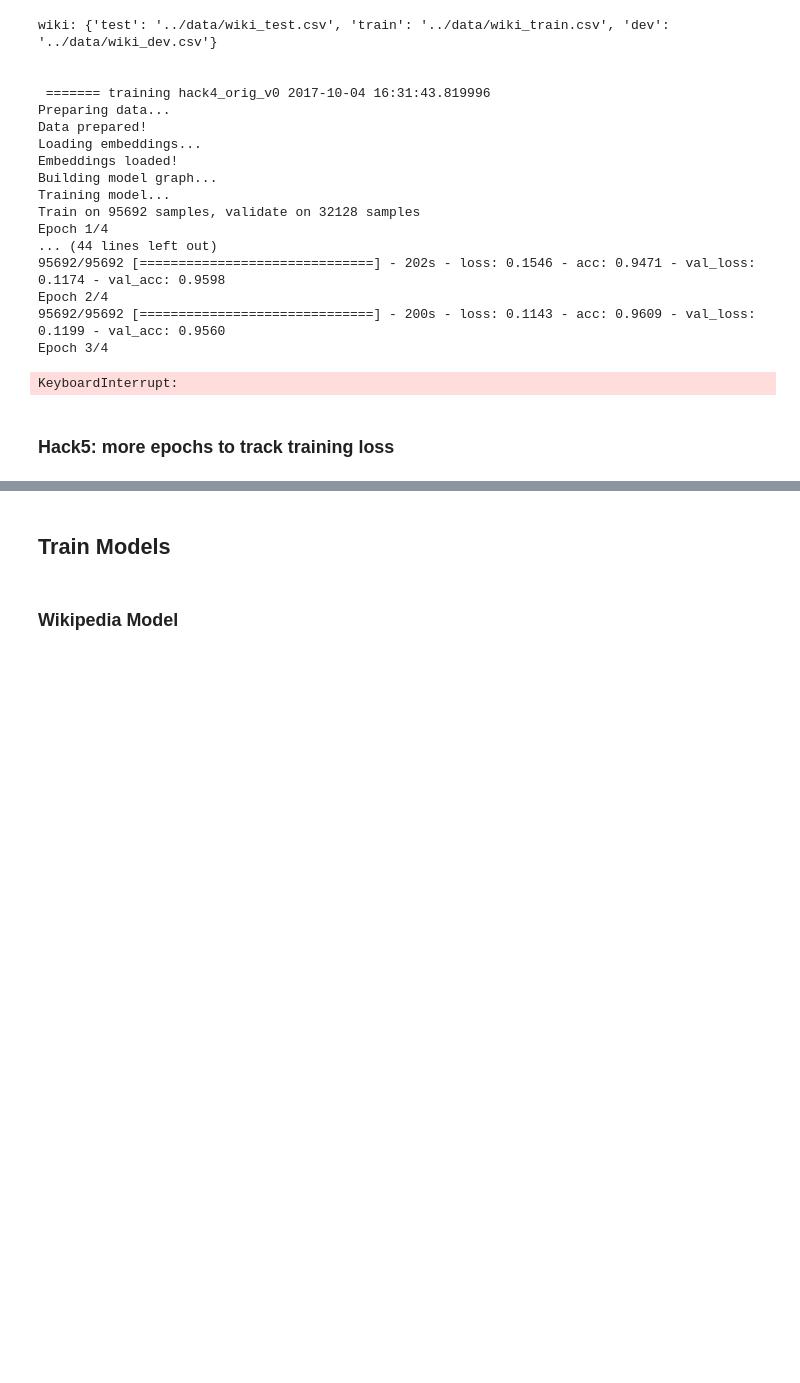
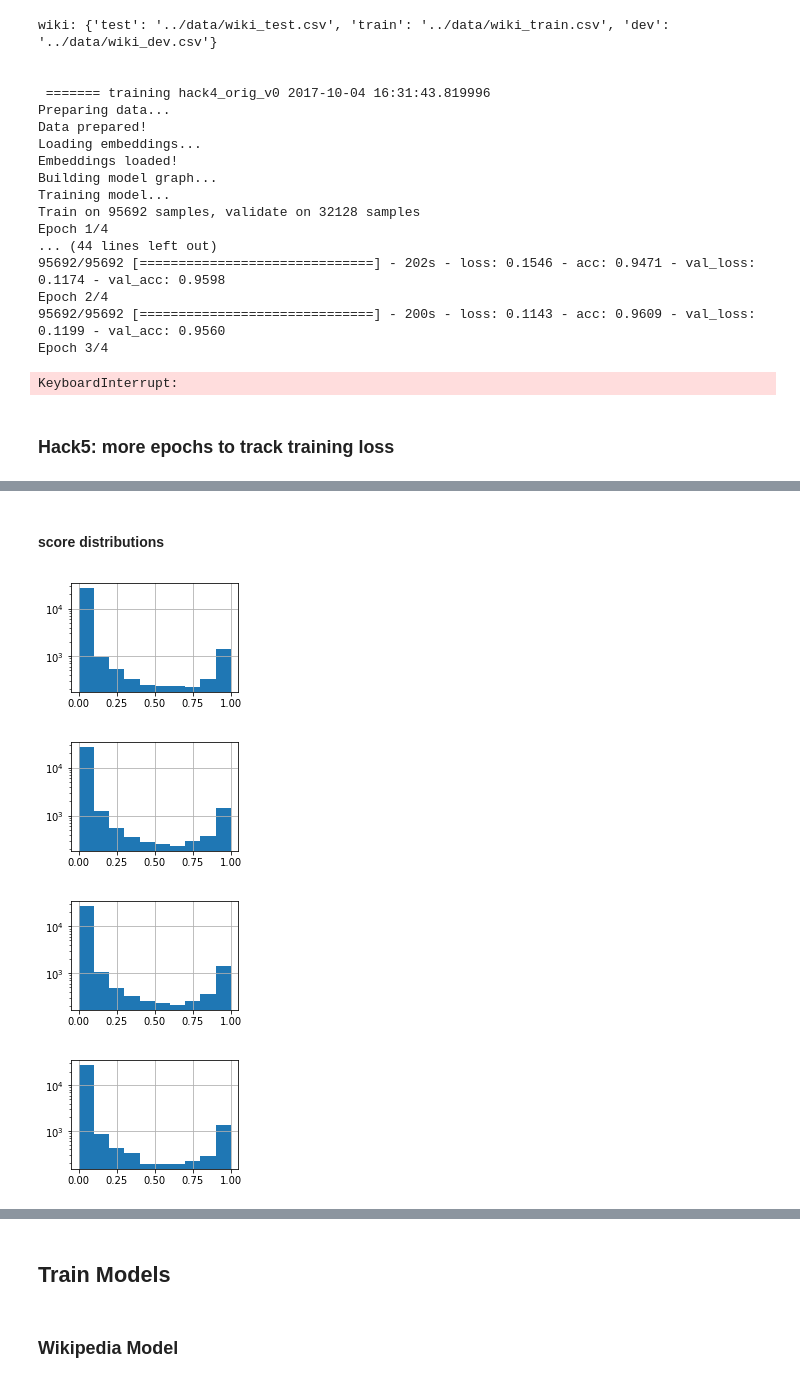
Before and after one commit to rubinovitz/unintended-ml-bias-analysis, a Jupyter notebook: src/Train Toxicity Model.ipynb, the cells around one changed output, grey strips where cells are left out. Saved outputs shown, nothing was run; the diff lists cells and outputs as text; code cells hidden in the pictures; blank space fills up the shorter version.

Commit message:
hacks continue. much lower learning rate appears to have stable models

```diff
--- a/src/Train Toxicity Model.ipynb
+++ b/src/Train Toxicity Model.ipynb
@@ -54,9 +55,12 @@ import pandas as pd
 
 %matplotlib inline
 
-def hack_score(model, texts):
+pd.set_option('display.float_format', '{:.3f}'.format)
+pd.set_option('display.max_colwidth', 135)
+
+def hack_score(model, texts, maxlen=1000):
     sequences = model.tokenizer.texts_to_sequences(texts)
-    data = pad_sequences(sequences, maxlen=1000)
+    data = pad_sequences(sequences, maxlen=maxlen)
     return model.predict(data)
 # %% [markdown]
 ### hack attempt 1 10-03
@@ -430,0 +480,16 @@ Epoch 6/10
+# %%
+
+%%time
+
+import datetime
+
+print('wiki:', wiki)
+
+hack7_wiki_models = []
+
+for i in xrange(4):
+    name = 'hack7_orig_v{}'.format(i)
+    print('\n\n ======= training', name, datetime.datetime.now())
+    model = ToxModel()
+    model.train(wiki['train'], wiki['dev'], text_column='comment', label_column='is_toxic', model_name=name)
+    hack7_wiki_models.append((name, model))
@@ -430,0 +523,8 @@ Epoch 6/10
+# %%
+%%time
+
+wiki_test = pd.read_csv(wiki['test'])
+
+for (name, model) in hack7_wiki_models:
+    print('scoring', name, datetime.datetime.now())
+    wiki_test[name] = hack_score(model, wiki_test['comment'], maxlen=250)
@@ -430,0 +559,14 @@ Epoch 6/10
+# %% [markdown]
+#### score distributions
+# %%
+opts = {'log': True, 'normed': False}
+
+for (name, _model) in hack7_wiki_models:
+    plt.figure(figsize=(3,2))
+    wiki_test[name].hist(**opts)
+    plt.show()
+# %% [output]
+[figure, added]
+[figure, added]
+[figure, added]
+[figure, added]
```
Also changed, not shown: parts of 13 cells of this notebook, 1 other file.
